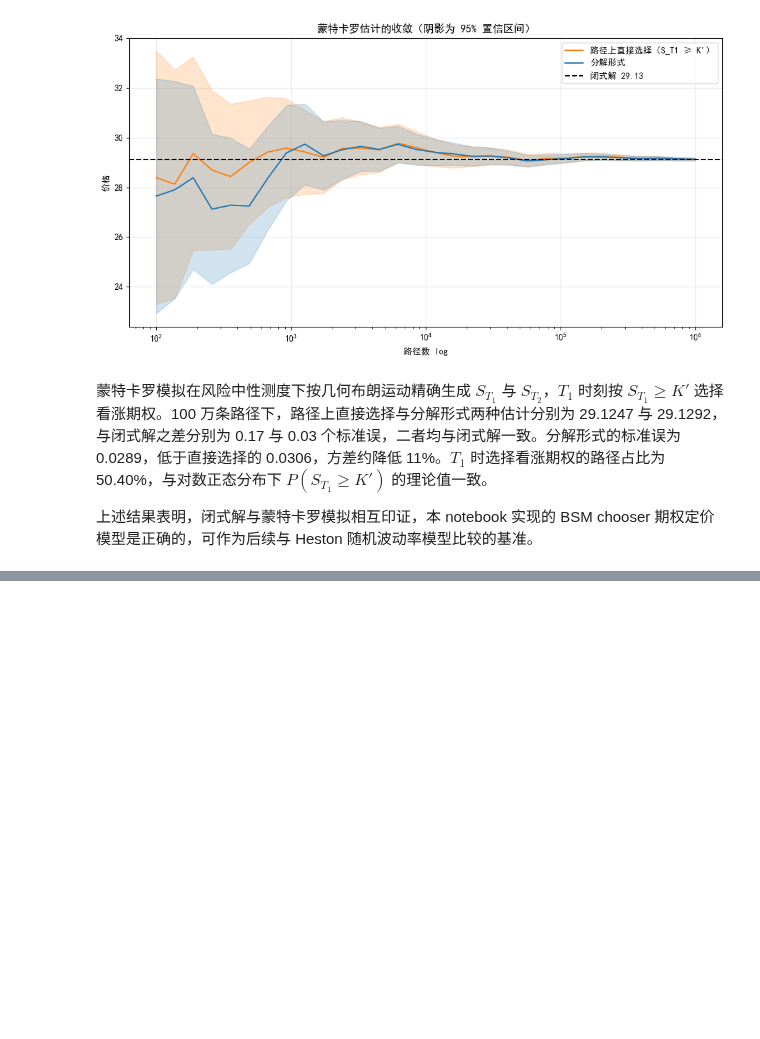
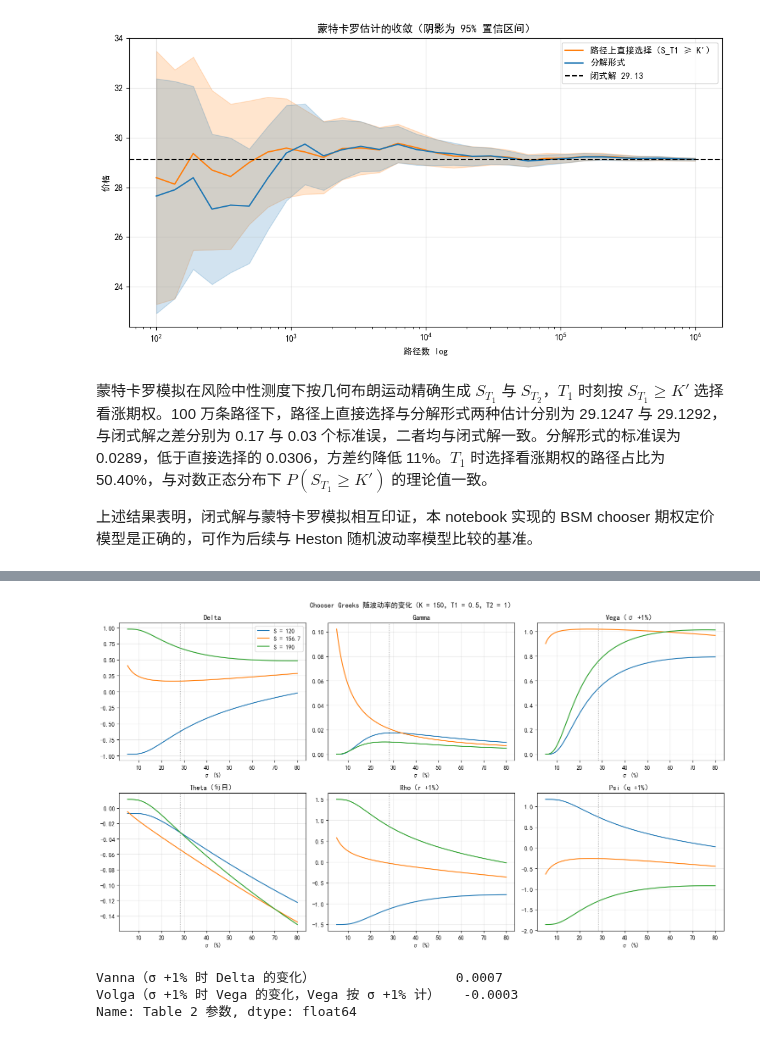
Before and after one commit to yankail520-crypto/ChooserOptionTool, a Jupyter notebook: co_bsm/BsmReport.ipynb, the cells around one changed output, grey strips where cells are left out. Drawn from its saved outputs; the diff is of its cells as text; code cells hidden in the pictures; blank space fills up the shorter version.

```diff
--- a/co_bsm/BsmReport.ipynb
+++ b/co_bsm/BsmReport.ipynb
@@ -340,0 +656,32 @@ plt.show()
+# %%
+# Greeks 随波动率的变化，对比三种标的价格
+sig_grid = np.linspace(0.05, 0.8, 300)
+s_list = [120.0, PAPER["S"], 190.0]
+
+fig, axes = plt.subplots(2, 3, figsize=(15, 8.5))
+for s in s_list:
+    g = chooser_greeks(**{**p0, "S": s, "sigma": sig_grid})
+    for ax, (key, title, u) in zip(axes.flat, panels):
+        ax.plot(sig_grid * 100, g[key] * u, label=f"S = {s:g}")
+for ax, (key, title, u) in zip(axes.flat, panels):
+    ax.axvline(PAPER["sigma"] * 100, color="gray", ls=":", lw=1)
+    ax.set(title=title, xlabel="σ (%)")
+    ax.grid(alpha=0.3)
+axes[0, 0].legend()
+fig.suptitle("Chooser Greeks 随波动率的变化（K = 150，T1 = 0.5，T2 = 1）")
+plt.tight_layout()
+plt.show()
+
+# 基准点的二阶 Greeks（差分）：Vanna = ∂Δ/∂σ，Volga = ∂Vega/∂σ
+h = 1e-4
+up = chooser_greeks(**{**p0, "sigma": p0["sigma"] + h})
+dn = chooser_greeks(**{**p0, "sigma": p0["sigma"] - h})
+pd.Series({
+    "Vanna（σ +1% 时 Delta 的变化）": (up["delta"] - dn["delta"]) / (2 * h) * 0.01,
+    "Volga（σ +1% 时 Vega 的变化，Vega 按 σ +1% 计）": (up["vega"] - dn["vega"]) / (2 * h) * 0.01 * 0.01,
+}, name="Table 2 参数")
+# %% [output]
+[figure, added]
+Vanna（σ +1% 时 Delta 的变化）                  0.0007
+Volga（σ +1% 时 Vega 的变化，Vega 按 σ +1% 计）   -0.0003
+Name: Table 2 参数, dtype: float64
```
Also changed, not shown: parts of 9 cells of this notebook.
